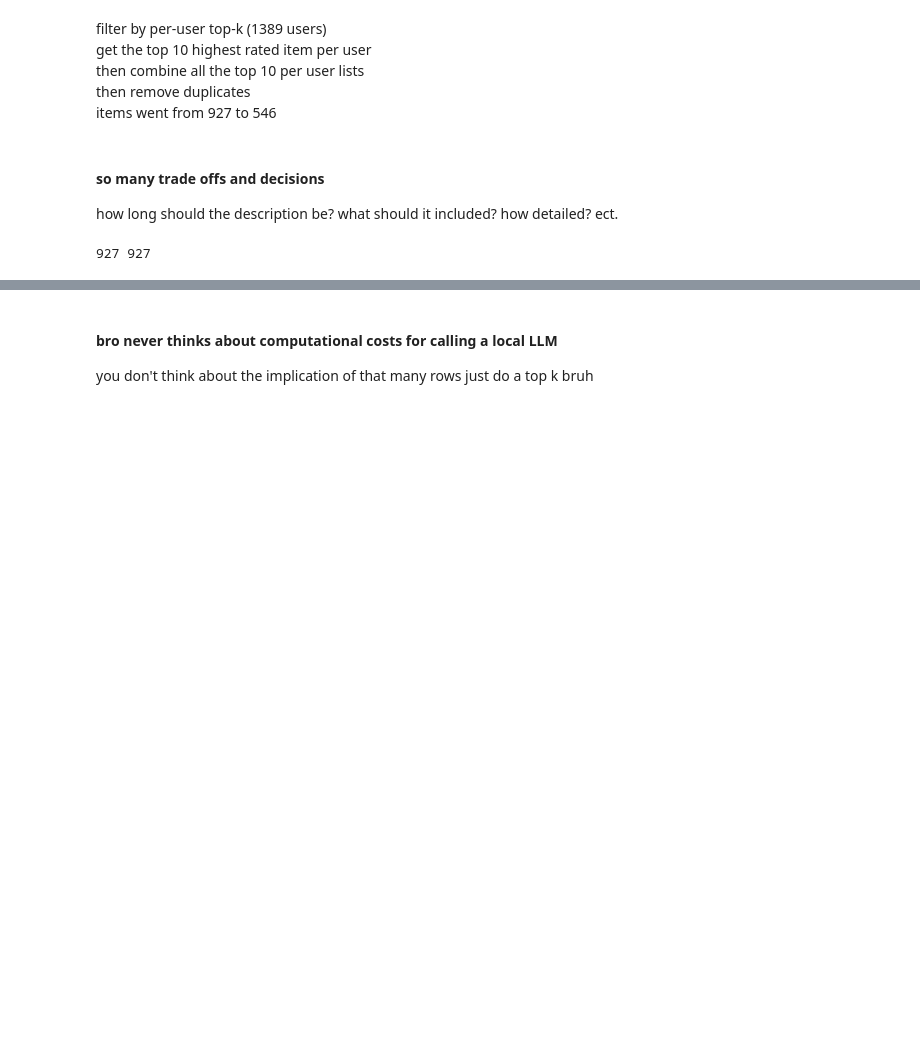
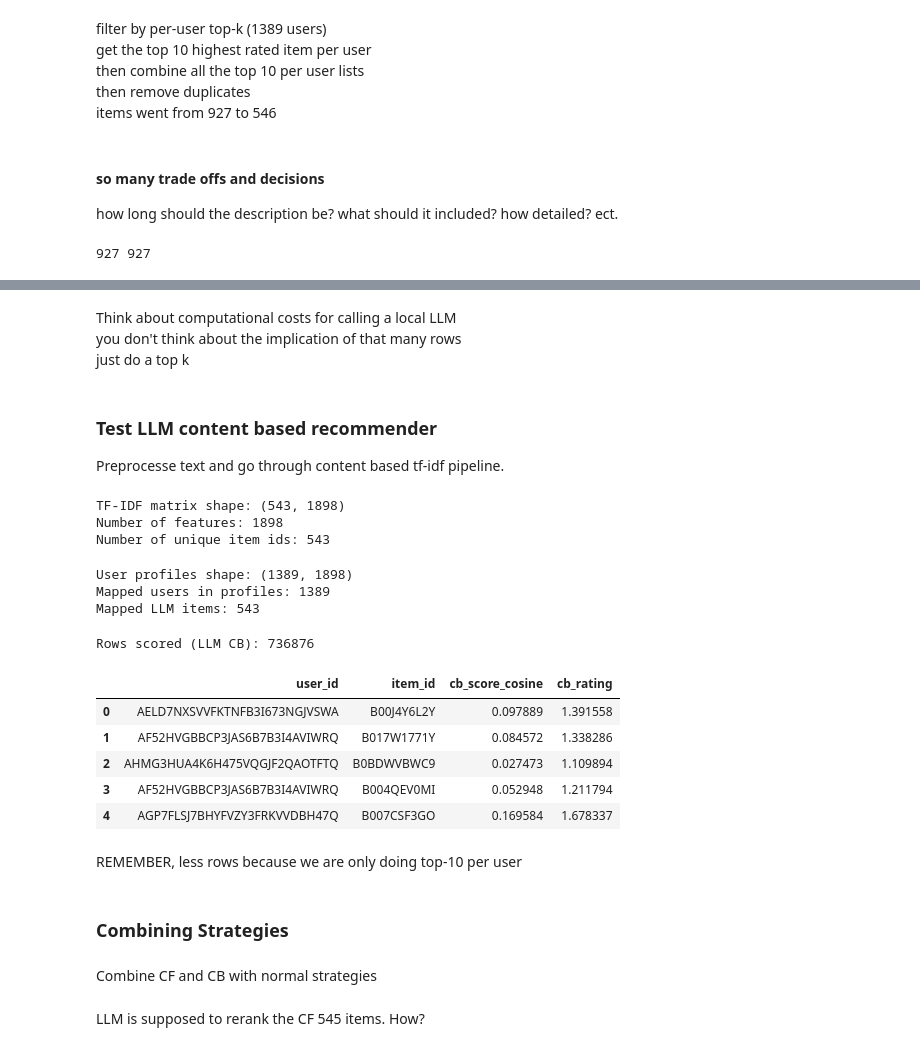
Before and after one commit to Armin-Irvije/Web-Recommender-Systems, a Jupyter notebook: week11.ipynb, the cells around one changed output, grey strips where cells are left out. Drawn from its saved outputs; the diff is of its cells as text; code cells hidden in the pictures; blank space fills up the shorter version.

```diff
--- a/week11.ipynb
+++ b/week11.ipynb
@@ -408,6 +419,79 @@ Cached descriptions total: 543
 | 3 | B0000296O5 | Final Fantasy VIII | Final Fantasy VIII is a classic J... |
 | 4 | B00004Y57G | Final Fantasy IX | Final Fantasy IX is a classic JRP... |
 # %% [markdown]
-#### bro never thinks about computational costs for calling a local LLM
+Think about computational costs for calling a local LLM
 you don't think about the implication of that many rows
-just do a top k bruh
+just do a top k
+# %% [markdown]
+### Test LLM content based recommender
+Preprocesse text and go through content based tf-idf pipeline.
+# %%
+import evals_helper as eh
+
+# text preprocessing
+llm_descriptions_df_processed = eh.preprocess_text_column(llm_descriptions_df, "llm_description")
+llm_descriptions_df_processed.head()
+# tfidf vectorization on the llm descriptions
+tfidf_vectorizer, tfidf_matrix = eh.tfidf_vectorizing(llm_descriptions_df_processed, 'llm_description')
+
+feature_names = tfidf_vectorizer.get_feature_names_out()
+item_ids = llm_descriptions_df_processed['item_id'].tolist()
+print(f'TF-IDF matrix shape: {tfidf_matrix.shape}')
+print(f'Number of features: {len(feature_names)}')
+print(f'Number of unique item ids: {len(set(item_ids))}')
+# %% [output]
+TF-IDF matrix shape: (543, 1898)
+Number of features: 1898
+Number of unique item ids: 543
+# %%
+# represent users in TF-IDF space by averaging vectors of interacted items
+train_interactions = train_df[["user_id", "item_id"]].copy()
+train_interactions["item_id"] = train_interactions["item_id"].astype(str)
+user_profiles = eh.build_user_profiles(train_interactions, tfidf_matrix, item_ids)
+
+# Build mappings aligned to the row order of user_profiles and tfidf_matrix
+filtered_interactions = train_interactions[train_interactions["item_id"].isin(set(item_ids))].copy()
+profile_user_ids = filtered_interactions["user_id"].drop_duplicates().tolist()
+user_profile_id_to_row = {str(user_id): idx for idx, user_id in enumerate(profile_user_ids)}
+item_id_to_row_llm = {str(item_id): idx for idx, item_id in enumerate(item_ids)}
+
+print(f'User profiles shape: {user_profiles.shape}')
+print(f'Mapped users in profiles: {len(user_profile_id_to_row)}')
+print(f'Mapped LLM items: {len(item_id_to_row_llm)}')
+# %% [output]
+User profiles shape: (1389, 1898)
+Mapped users in profiles: 1389
+Mapped LLM items: 543
+# %%
+# score unobserved pairs using cosine similarity between user profiles and LLM item vectors
+cb_out_llm = score_unobserved_pairs_cosine(
+    unobs_pairs=unobs_pairs,
+    user_matrix=user_profiles,
+    item_matrix=tfidf_matrix,
+    user_id_to_row=user_profile_id_to_row,
+    item_id_to_row=item_id_to_row_llm,
+    allowed_item_ids=llm_descriptions_df_processed["item_id"],
+    score_col="cb_score_cosine",
+    chunk_size=50000,
+)
+
+cb_out_llm["cb_rating"] = 1.0 + 4.0 * cb_out_llm["cb_score_cosine"]
+
+print(f'Rows scored (LLM CB): {len(cb_out_llm)}')
+cb_out_llm.head()
+# %% [output]
+Rows scored (LLM CB): 736876
+|  | user_id | item_id | cb_score_cosine | cb_rating |
+| 0 | AELD7NXSVVFKTNFB3I673NGJVSWA | B00J4Y6L2Y | 0.097889 | 1.391558 |
+| 1 | AF52HVGBBCP3JAS6B7B3I4AVIWRQ | B017W1771Y | 0.084572 | 1.338286 |
+| 2 | AHMG3HUA4K6H475VQGJF2QAOTFTQ | B0BDWVBWC9 | 0.027473 | 1.109894 |
+| 3 | AF52HVGBBCP3JAS6B7B3I4AVIWRQ | B004QEV0MI | 0.052948 | 1.211794 |
+| 4 | AGP7FLSJ7BHYFVZY3FRKVVDBH47Q | B007CSF3GO | 0.169584 | 1.678337 |
+# %% [markdown]
+REMEMBER, less rows because we are only doing top-10 per user
+# %% [markdown]
+### Combining Strategies
+# %% [markdown]
+Combine CF and CB with normal strategies
+# %% [markdown]
+LLM is supposed to rerank the CF 545 items. How?
```
Also changed, not shown: parts of 12 cells of this notebook, 2 other files.
